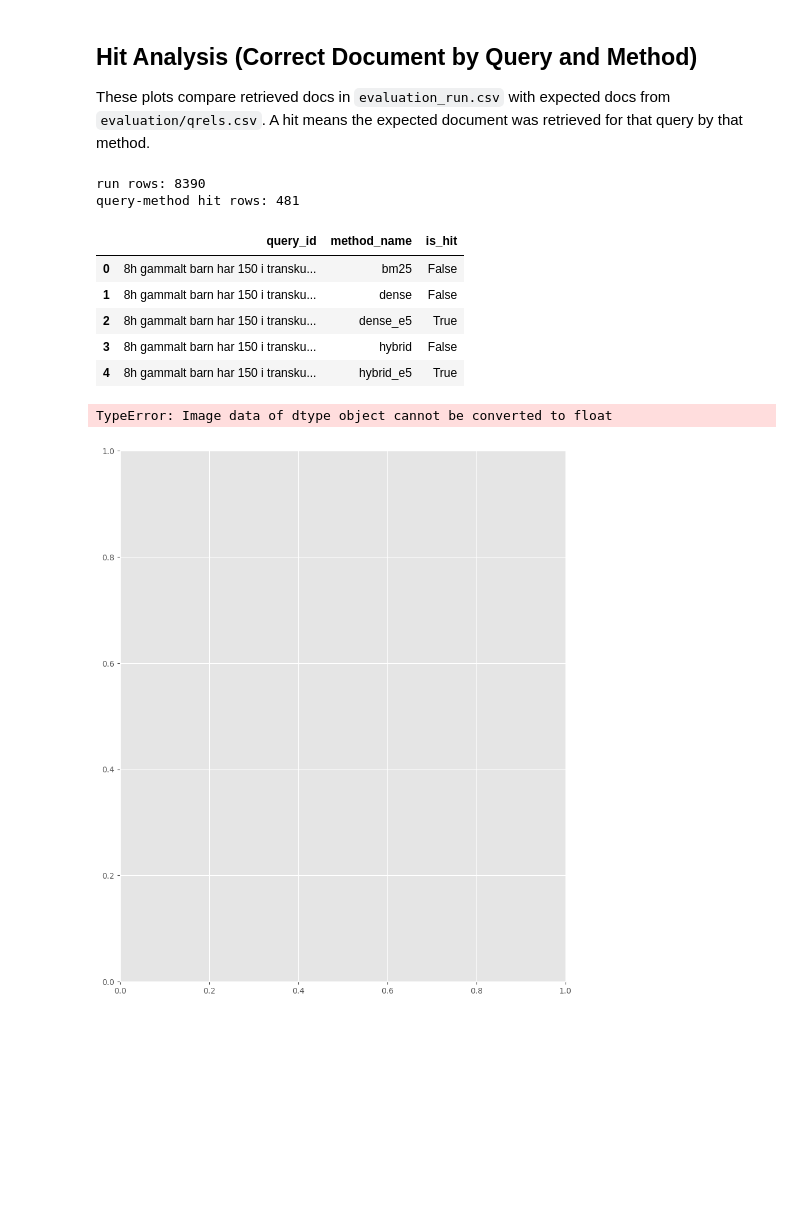
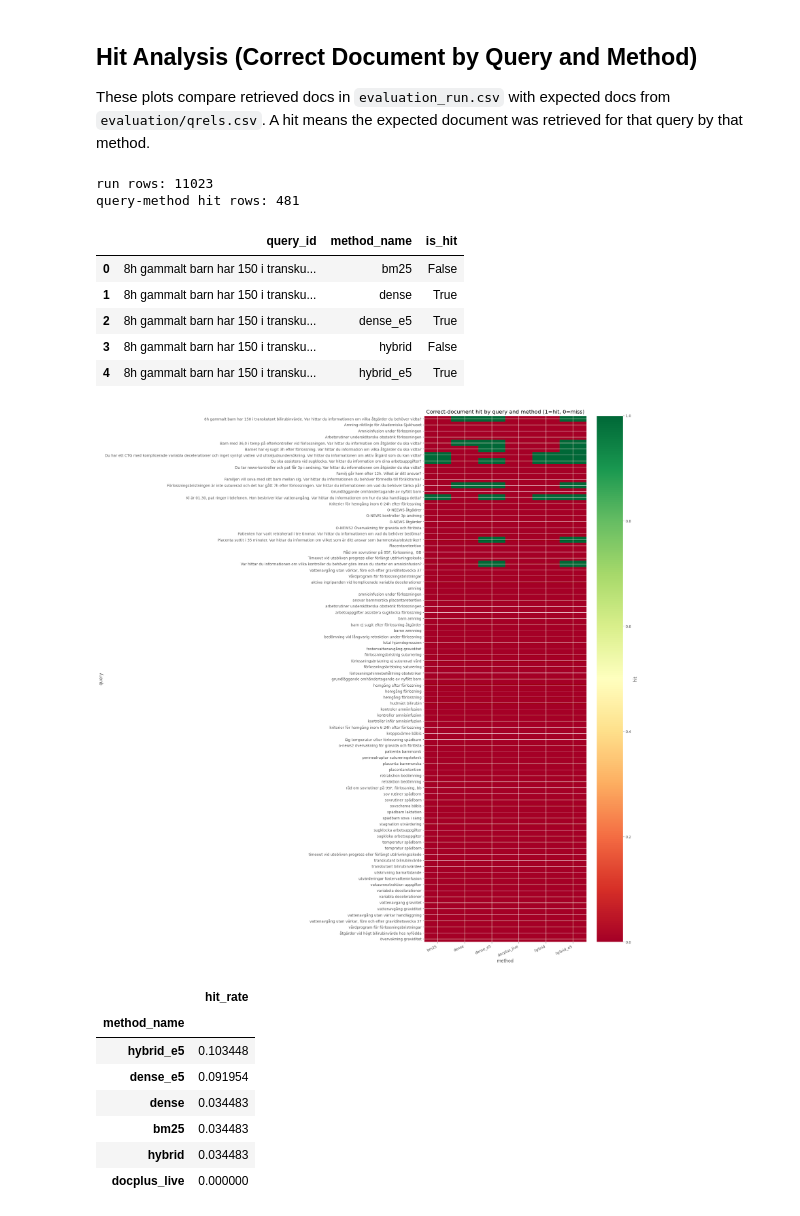
Before and after one commit to IsakAndersson/ActSearchDemo, a Jupyter notebook: evaluation/evaluation_visualization.ipynb, the cells around one changed output. Cells and saved outputs as stored; diff of their text form; code cells hidden in the pictures; blank space fills up the shorter version.

Commit message:
Fixet the hit analysis and the evaluation visualization

```diff
--- a/evaluation/evaluation_visualization.ipynb
+++ b/evaluation/evaluation_visualization.ipynb
@@ -180,16 +181,16 @@ else:
         plt.tight_layout()
         plt.show()
     else:
-        # Fallback: visualize latest run (or full file if run timestamp missing)
-        latest = results_plot_df
-        if 'evaluated_at' in results_plot_df.columns:
-            max_ts = results_plot_df['evaluated_at'].max()
-            latest = results_plot_df[results_plot_df['evaluated_at'] == max_ts]
+        # Single-method fallback: aggregate all available rows by query_type.
+        grouped = (
+            results_plot_df.groupby('query_type', as_index=False)['RR@20']
+            .mean()
+            .sort_values('RR@20', ascending=False)
+        )
 
-        latest = latest.sort_values('RR@20', ascending=False)
         fig, ax = plt.subplots(figsize=(10, 5))
-        ax.bar(latest['query_type'], latest['RR@20'])
-        ax.set_title('RR@20 by query type (latest run)')
+        ax.bar(grouped['query_type'], grouped['RR@20'])
+        ax.set_title('RR@20 by query type (all available rows)')
         ax.set_ylabel('RR@20')
         ax.set_xlabel('query_type')
         plt.xticks(rotation=35, ha='right')
@@ -255,7 +256,7 @@ def normalize_doc_id(value):
     text = _WS_RE.sub(' ', text).strip()
     return text.casefold()
 
-qrels_df = pd.read_csv(Path('../evaluation/qrels.csv'))
+qrels_df = pd.read_csv(DATA_DIR / 'qrels.csv')
 qrels_map = qrels_df[['Case-beskrivning', 'Titel på rätt dokument']].dropna().copy()
 qrels_map['query_id'] = qrels_map['Case-beskrivning'].astype(str).str.strip()
 qrels_map['expected_doc_id'] = qrels_map['Titel på rätt dokument'].map(normalize_doc_id)
@@ -290,51 +291,55 @@ print('run rows:', len(run_hits))
 print('query-method hit rows:', len(query_method_hits))
 query_method_hits.head(5)
 # %% [output]
-run rows: 8390
+run rows: 11023
 query-method hit rows: 481
 |  | query_id | method_name | is_hit |
 | 0 | 8h gammalt barn har 150 i transku... | bm25 | False |
-| 1 | 8h gammalt barn har 150 i transku... | dense | False |
+| 1 | 8h gammalt barn har 150 i transku... | dense | True |
 | 2 | 8h gammalt barn har 150 i transku... | dense_e5 | True |
 | 3 | 8h gammalt barn har 150 i transku... | hybrid | False |
 | 4 | 8h gammalt barn har 150 i transku... | hybrid_e5 | True |
 # %%
 # 5) Query x Method hit heatmap (1 = hit, 0 = miss)
 if query_method_hits.empty:
     print('No hit data available.')
 else:
     hit_matrix = query_method_hits.pivot_table(
         index='query_id',
         columns='method_name',
         values='is_hit',
         aggfunc='max',
         fill_value=0
     )
+    hit_matrix = hit_matrix.apply(pd.to_numeric, errors='coerce').fillna(0.0).astype(float)
 
-    # Keep top N queries for readability in the notebook figure.
-    max_queries = 40
-    hit_matrix_plot = hit_matrix.head(max_queries)
-
-    fig, ax = plt.subplots(figsize=(10, max(4, 0.3 * len(hit_matrix_plot))))
-    im = ax.imshow(hit_matrix_plot.values, aspect='auto', cmap='RdYlGn', vmin=0, vmax=1)
+    fig, ax = plt.subplots(figsize=(10, max(4, 0.3 * len(hit_matrix))))
+    im = ax.imshow(hit_matrix.to_numpy(dtype=float), aspect='auto', cmap='RdYlGn', vmin=0, vmax=1)
 
     ax.set_title('Correct-document hit by query and method (1=hit, 0=miss)')
     ax.set_xlabel('method')
     ax.set_ylabel('query')
-    ax.set_xticks(range(len(hit_matrix_plot.columns)))
-    ax.set_xticklabels(hit_matrix_plot.columns, rotation=25, ha='right')
-    ax.set_yticks(range(len(hit_matrix_plot.index)))
-    ax.set_yticklabels(hit_matrix_plot.index)
+    ax.set_xticks(range(len(hit_matrix.columns)))
+    ax.set_xticklabels(hit_matrix.columns, rotation=25, ha='right')
+    ax.set_yticks(range(len(hit_matrix.index)))
+    ax.set_yticklabels(hit_matrix.index)
 
     cbar = fig.colorbar(im, ax=ax)
     cbar.set_label('hit')
     plt.tight_layout()
     plt.show()
 
     display(hit_matrix.mean().sort_values(ascending=False).to_frame('hit_rate'))
 # %% [output]
-TypeError: Image data of dtype object cannot be converted to float
-[figure, old version]
+[figure, new version]
+|  | hit_rate |
+| method_name |  |
+| hybrid_e5 | 0.103448 |
+| dense_e5 | 0.091954 |
+| dense | 0.034483 |
+| bm25 | 0.034483 |
+| hybrid | 0.034483 |
+| docplus_live | 0.000000 |
 # %%
 # 6) Expected Document x Method hit matrix
 doc_method_hits = run_hits.groupby(['expected_doc_id', 'method_name'], as_index=False)['is_hit'].max()
```
Also changed, not shown: parts of 6 cells of this notebook, 3 other files.
